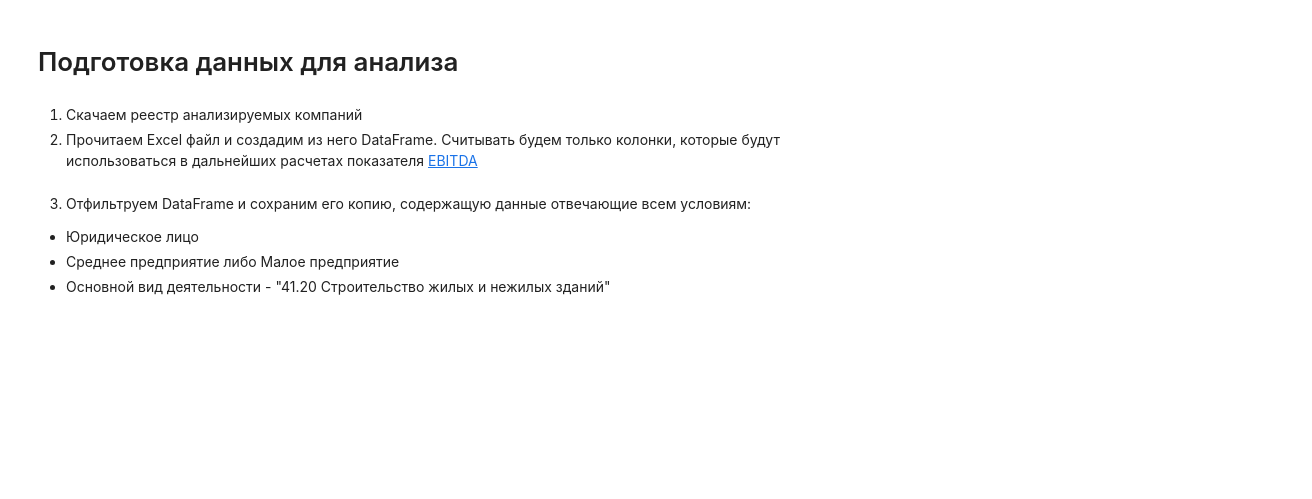
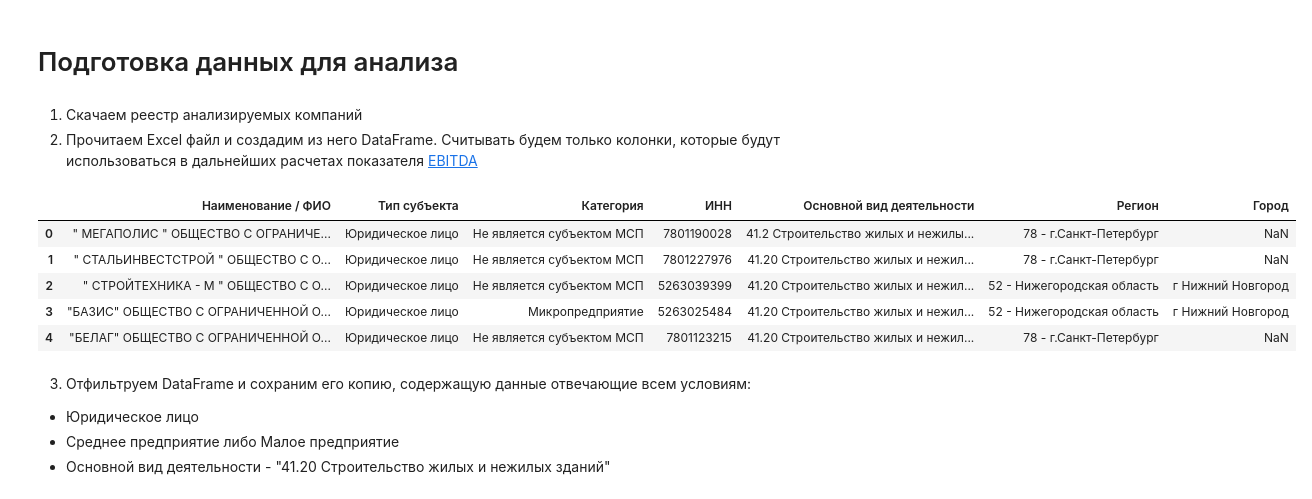
Before and after one commit to aleks-haksly/Postypashka, a Jupyter notebook: DA/02 HW_lab/HW_2.ipynb, the cells around one changed output. Saved outputs shown, nothing was run; the diff lists cells and outputs as text; code cells hidden in the pictures; blank space fills up the shorter version.

```diff
--- a/DA/02 HW_lab/HW_2.ipynb
+++ b/DA/02 HW_lab/HW_2.ipynb
@@ -16,5 +22,14 @@ import numpy as np
 # %%
-df_reestr = pd.read_excel("/content/Реестр.xlsx", header = 2, usecols=[1, 2, 3, 5, 6]) # nrows=1000
+df_reestr = pd.read_excel("/content/Реестр.xlsx", header = 2, usecols=[1, 2, 3, 5, 6, 7, 9]) # nrows=1000
+# %%
+df_reestr.head(5)
+# %% [output]
+|  | Наименование / ФИО | Тип субъекта | Категория | ИНН | Основной вид деятельности | Регион | Город |
+| 0 | " МЕГАПОЛИС " ОБЩЕСТВО С ОГРАНИЧЕ... | Юридическое лицо | Не является субъектом МСП | 7801190028 | 41.2 Строительство жилых и нежилы... | 78 - г.Санкт-Петербург | NaN |
+| 1 | " СТАЛЬИНВЕСТСТРОЙ " ОБЩЕСТВО С О... | Юридическое лицо | Не является субъектом МСП | 7801227976 | 41.20 Строительство жилых и нежил... | 78 - г.Санкт-Петербург | NaN |
+| 2 | " СТРОЙТЕХНИКА - М " ОБЩЕСТВО С О... | Юридическое лицо | Не является субъектом МСП | 5263039399 | 41.20 Строительство жилых и нежил... | 52 - Нижегородская область | г Нижний Новгород |
+| 3 | "БАЗИС" ОБЩЕСТВО С ОГРАНИЧЕННОЙ О... | Юридическое лицо | Микропредприятие | 5263025484 | 41.20 Строительство жилых и нежил... | 52 - Нижегородская область | г Нижний Новгород |
+| 4 | "БЕЛАГ" ОБЩЕСТВО С ОГРАНИЧЕННОЙ О... | Юридическое лицо | Не является субъектом МСП | 7801123215 | 41.20 Строительство жилых и нежил... | 78 - г.Санкт-Петербург | NaN |
 # %% [markdown]
 3. Отфильтруем DataFrame и сохраним его копию, содержащую данные отвечающие всем условиям:
 * Юридическое лицо
```
Also changed, not shown: parts of 29 cells of this notebook.
